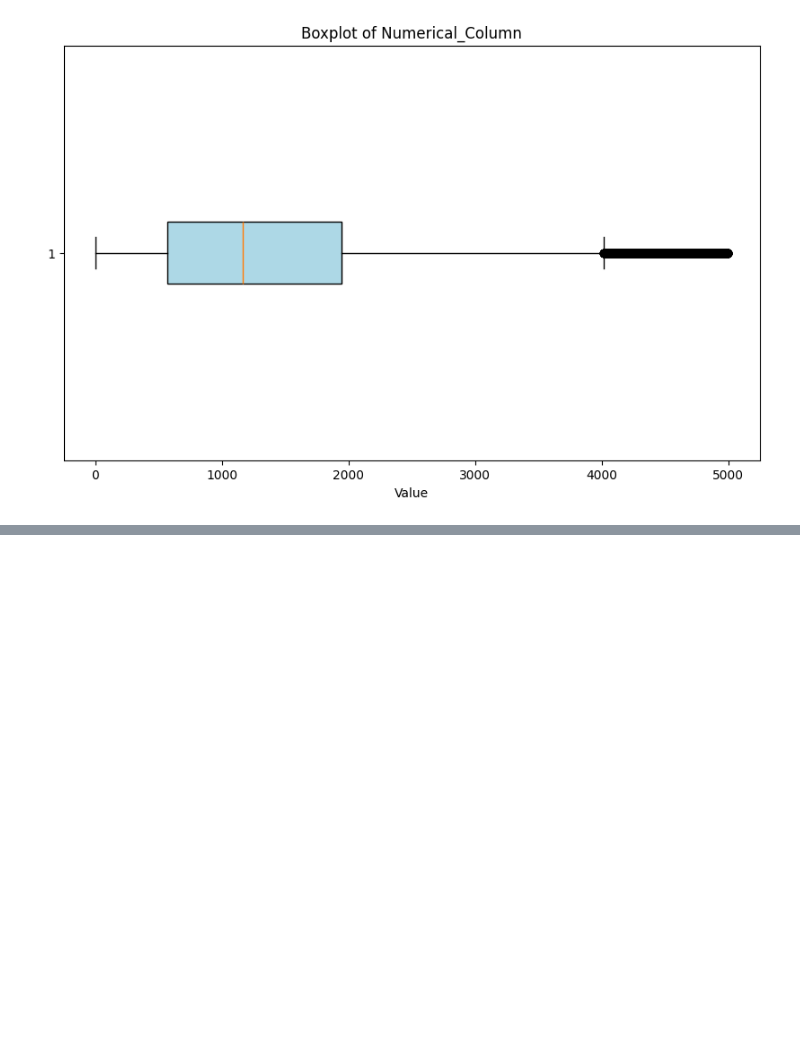
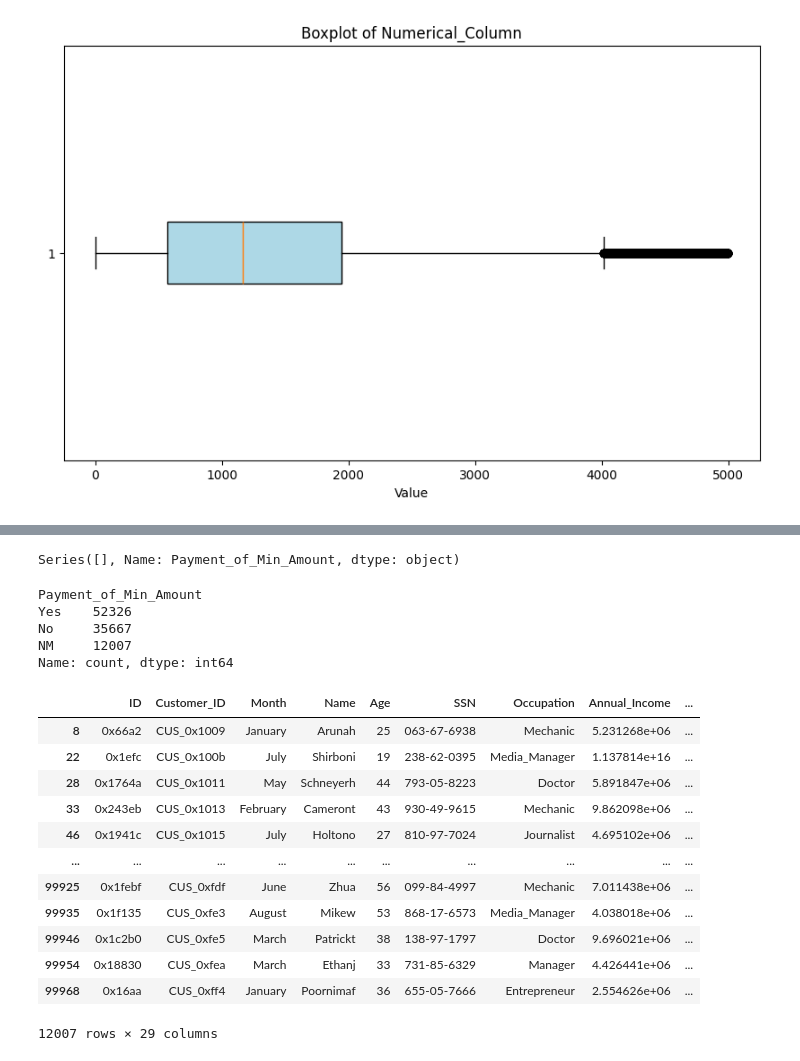
Before and after one commit to ViniciusOtoni/CreditScoreDataset, a Jupyter notebook: notebooks/n01_data_cleaning.ipynb, the cells around one changed output, grey strips where cells are left out. Cells and saved outputs as stored; diff of their text form; code cells hidden in the pictures; blank space fills up the shorter version.

```diff
--- a/notebooks/n01_data_cleaning.ipynb
+++ b/notebooks/n01_data_cleaning.ipynb
@@ -1494,0 +1440,3 @@ memory usage: 21.4+ MB
+# %%
+df['Credit_History_Age'] = df.groupby('Customer_ID')['Credit_History_Age'].transform(lambda x: x.bfill().ffill())
+# transformando os dados nulos por dados válidos de seu respectivo Customer_id.
@@ -1494,0 +1459,13 @@ memory usage: 21.4+ MB
+# %%
+def modify_month(df_group):
+    for i in range(len(df_group)):
+        # realizando um iloc através da posição (index), e realizando a divisão utilizando o and.
+        parts = df_group.iloc[i]['Credit_History_Age'].split(' and ')
+        # Modificar a segunda parte da string
+        months_part = parts[1].split()
+        months_part[0] = str(i + 1) # adicionando o valor para o mês com o índice mais 1.
+        # concatenando a string
+        df_group.at[df_group.index[i], 'Credit_History_Age'] = f"{parts[0]} and {' '.join(months_part)}"
+    return df_group
+# %%
+df = df.groupby('Customer_ID').apply(modify_month).reset_index(drop=True) # chamando a função criada para realizar as alterações
@@ -1494,0 +1484,28 @@ memory usage: 21.4+ MB
+# %%
+df.loc[df["Payment_of_Min_Amount"].isna(), 'Payment_of_Min_Amount']
+# %% [output]
+Series([], Name: Payment_of_Min_Amount, dtype: object)
+# %%
+df["Payment_of_Min_Amount"].value_counts()
+# %% [output]
+Payment_of_Min_Amount
+Yes    52326
+No     35667
+NM     12007
+Name: count, dtype: int64
+# %%
+df.loc[df["Payment_of_Min_Amount"].str.contains("NM")]
+# %% [output]
+|  | ID | Customer_ID | Month | Name | Age | SSN | Occupation | Annual_Income | ... |
+| 8 | 0x66a2 | CUS_0x1009 | January | Arunah | 25 | 063-67-6938 | Mechanic | 5.231268e+06 | ... |
+| 22 | 0x1efc | CUS_0x100b | July | Shirboni | 19 | 238-62-0395 | Media_Manager | 1.137814e+16 | ... |
+| 28 | 0x1764a | CUS_0x1011 | May | Schneyerh | 44 | 793-05-8223 | Doctor | 5.891847e+06 | ... |
+| 33 | 0x243eb | CUS_0x1013 | February | Cameront | 43 | 930-49-9615 | Mechanic | 9.862098e+06 | ... |
+| 46 | 0x1941c | CUS_0x1015 | July | Holtono | 27 | 810-97-7024 | Journalist | 4.695102e+06 | ... |
+| ... | ... | ... | ... | ... | ... | ... | ... | ... | ... |
+| 99925 | 0x1febf | CUS_0xfdf | June | Zhua | 56 | 099-84-4997 | Mechanic | 7.011438e+06 | ... |
+| 99935 | 0x1f135 | CUS_0xfe3 | August | Mikew | 53 | 868-17-6573 | Media_Manager | 4.038018e+06 | ... |
+| 99946 | 0x1c2b0 | CUS_0xfe5 | March | Patrickt | 38 | 138-97-1797 | Doctor | 9.696021e+06 | ... |
+| 99954 | 0x18830 | CUS_0xfea | March | Ethanj | 33 | 731-85-6329 | Manager | 4.426441e+06 | ... |
+| 99968 | 0x16aa | CUS_0xff4 | January | Poornimaf | 36 | 655-05-7666 | Entrepreneur | 2.554626e+06 | ... |
+12007 rows × 29 columns
```
Also changed, not shown: parts of 58 cells of this notebook, 1 other file.
